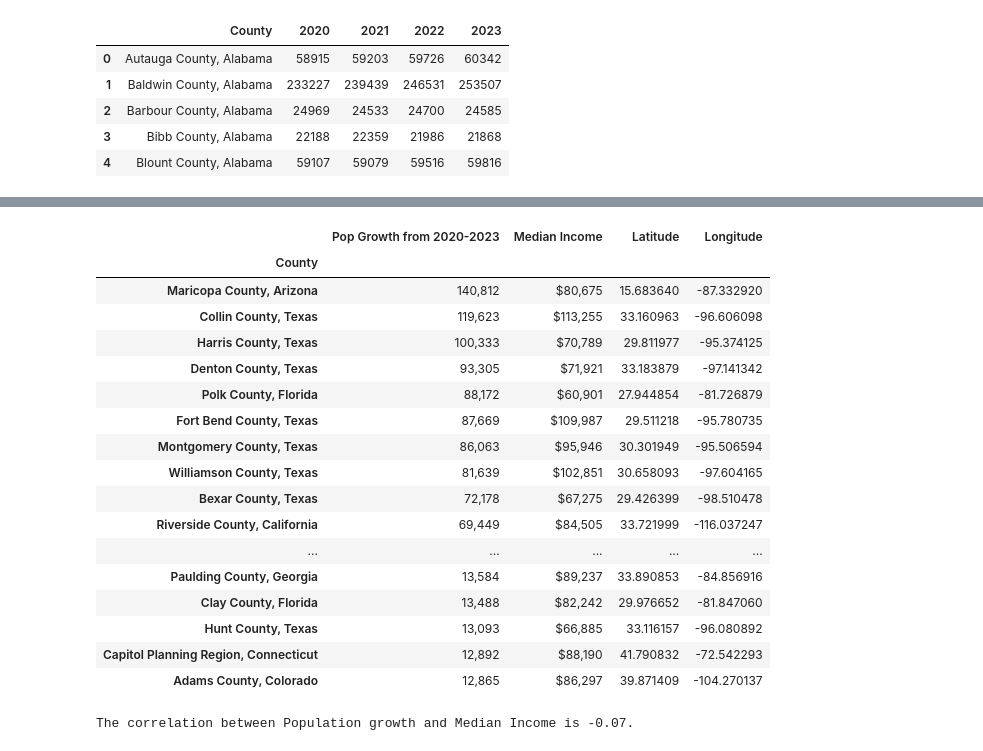
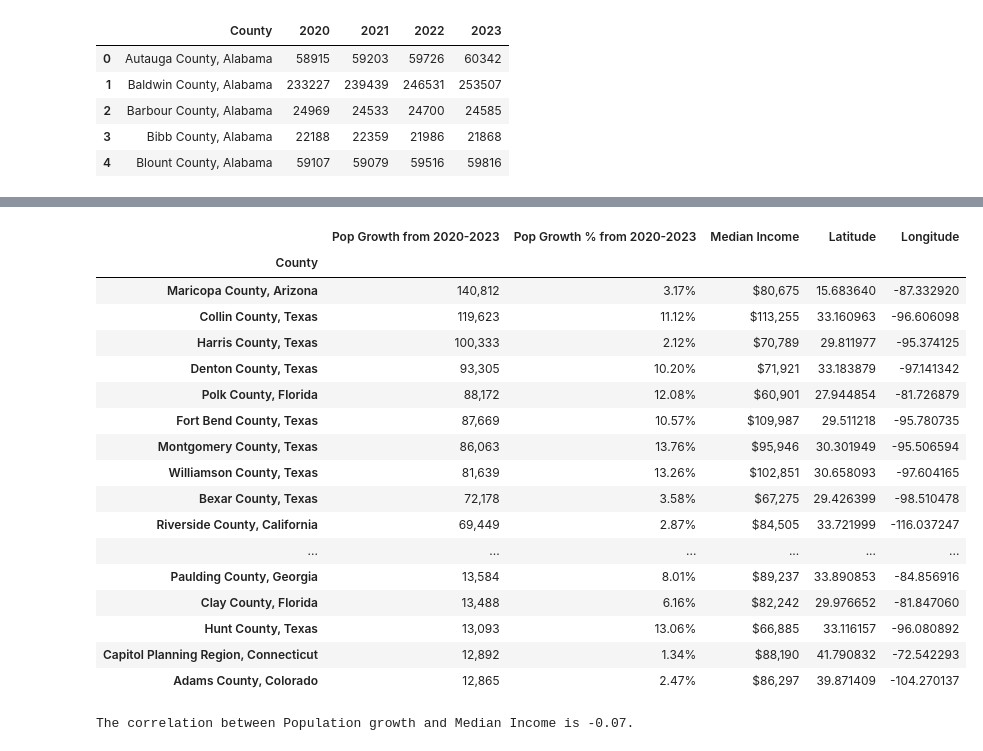
Before and after one commit to smsimba225/Project_1, a Jupyter notebook: Project1_Owen.ipynb, the cells around one changed output, grey strips where cells are left out. Cells and saved outputs as stored; diff of their text form; code cells hidden in the pictures.

```diff
--- a/Project1_Owen.ipynb
+++ b/Project1_Owen.ipynb
@@ -9,7 +9,10 @@ from matplotlib import colors
 import scipy.stats as st
 import seaborn as sns
 cm=sns.light_palette("green", as_cmap=True)
-cm1=sns.light_palette("red", as_cmap=True)
+cm1=sns.light_palette("blue", as_cmap=True)
+cm2=sns.light_palette("purple", as_cmap=True)
+cm3=sns.light_palette("orange", as_cmap=True)
+cm4=sns.light_palette("yellow", as_cmap=True)
 from warnings import filterwarnings
 filterwarnings("ignore")
 from config import census_api_key
@@ -56,5 +52,5 @@ population_county_pd.head()
 # %%
-pop_growth_pd = population_county_pd[['County', 'Pop Growth from 2020-2023']].copy()
+pop_growth_pd = population_county_pd[['County', '2020', '2023', 'Pop Growth from 2020-2023']].copy()
 # %%
 pop_growth_sorted = pop_growth_pd.sort_values('Pop Growth from 2020-2023', ascending=False)
 
@@ -142,4 +103,3 @@ pop_100.to_csv('Resources/PopulationGrowthTop100.csv')
 # Obtained Median Income for Top 100 Counties by Population Growth from: https://www.census.gov/quickfacts/
 
 top100_median_df = pd.read_csv("Resources/Top100Medianincome.csv")
-top100_median_df.set_index('County')
@@ -161,31 +106,32 @@ top100_median_df.set_index('County')
 # %%
 pop_100median = pop_100.merge(top100_median_df, on='County')
-pop_100median['Median Income'].astype(int)
-pop_100median['Pop Growth from 2020-2023'].astype(int)
-pop_100median = pop_100median[['County', 'Pop Growth from 2020-2023', 'Median Income', 'Latitude', 'Longitude']]
+pop_100median['Pop Growth % from 2020-2023'] = pop_100median['2023']/pop_100median['2020']*100-100
+pop_100median = pop_100median[['County', 'Pop Growth from 2020-2023', 'Pop Growth % from 2020-2023', 'Median Income', 'Latitude', 'Longitude']]
 pop_100display = pop_100median.set_index('County').copy()
 pop_100display
-pop_100display.style.background_gradient(subset=['Median Income'], cmap=cm).format({
-    'Median Income':"${:,.0f}", 'Pop Growth from 2020-2023':"{:,.0f}"})
+pop_100display.style.background_gradient(subset=['Pop Growth from 2020-2023'],
+                                             cmap=cm2).background_gradient(subset=['Pop Growth % from 2020-2023'],
+                                             cmap=cm1).background_gradient(subset=['Median Income'], cmap=cm).format({
+    'Median Income':"${:,.0f}", 'Pop Growth from 2020-2023':"{:,.0f}", 'Pop Growth % from 2020-2023':"{:,.2f}%"})
 # %% [output]
-|  | Pop Growth from 2020-2023 | Median Income | Latitude | Longitude |
-| County |  |  |  |  |
-| Maricopa County, Arizona | 140,812 | $80,675 | 15.683640 | -87.332920 |
-| Collin County, Texas | 119,623 | $113,255 | 33.160963 | -96.606098 |
-| Harris County, Texas | 100,333 | $70,789 | 29.811977 | -95.374125 |
-| Denton County, Texas | 93,305 | $71,921 | 33.183879 | -97.141342 |
-| Polk County, Florida | 88,172 | $60,901 | 27.944854 | -81.726879 |
-| Fort Bend County, Texas | 87,669 | $109,987 | 29.511218 | -95.780735 |
-| Montgomery County, Texas | 86,063 | $95,946 | 30.301949 | -95.506594 |
-| Williamson County, Texas | 81,639 | $102,851 | 30.658093 | -97.604165 |
-| Bexar County, Texas | 72,178 | $67,275 | 29.426399 | -98.510478 |
-| Riverside County, California | 69,449 | $84,505 | 33.721999 | -116.037247 |
-| ... | ... | ... | ... | ... |
-| Paulding County, Georgia | 13,584 | $89,237 | 33.890853 | -84.856916 |
-| Clay County, Florida | 13,488 | $82,242 | 29.976652 | -81.847060 |
-| Hunt County, Texas | 13,093 | $66,885 | 33.116157 | -96.080892 |
-| Capitol Planning Region, Connecticut | 12,892 | $88,190 | 41.790832 | -72.542293 |
-| Adams County, Colorado | 12,865 | $86,297 | 39.871409 | -104.270137 |
+|  | Pop Growth from 2020-2023 | Pop Growth % from 2020-2023 | Median Income | Latitude | Longitude |
+| County |  |  |  |  |  |
+| Maricopa County, Arizona | 140,812 | 3.17% | $80,675 | 15.683640 | -87.332920 |
+| Collin County, Texas | 119,623 | 11.12% | $113,255 | 33.160963 | -96.606098 |
+| Harris County, Texas | 100,333 | 2.12% | $70,789 | 29.811977 | -95.374125 |
+| Denton County, Texas | 93,305 | 10.20% | $71,921 | 33.183879 | -97.141342 |
+| Polk County, Florida | 88,172 | 12.08% | $60,901 | 27.944854 | -81.726879 |
+| Fort Bend County, Texas | 87,669 | 10.57% | $109,987 | 29.511218 | -95.780735 |
+| Montgomery County, Texas | 86,063 | 13.76% | $95,946 | 30.301949 | -95.506594 |
+| Williamson County, Texas | 81,639 | 13.26% | $102,851 | 30.658093 | -97.604165 |
+| Bexar County, Texas | 72,178 | 3.58% | $67,275 | 29.426399 | -98.510478 |
+| Riverside County, California | 69,449 | 2.87% | $84,505 | 33.721999 | -116.037247 |
+| ... | ... | ... | ... | ... | ... |
+| Paulding County, Georgia | 13,584 | 8.01% | $89,237 | 33.890853 | -84.856916 |
+| Clay County, Florida | 13,488 | 6.16% | $82,242 | 29.976652 | -81.847060 |
+| Hunt County, Texas | 13,093 | 13.06% | $66,885 | 33.116157 | -96.080892 |
+| Capitol Planning Region, Connecticut | 12,892 | 1.34% | $88,190 | 41.790832 | -72.542293 |
+| Adams County, Colorado | 12,865 | 2.47% | $86,297 | 39.871409 | -104.270137 |
 # %%
 # Is there a correlation between population growth and median income?
 
```
Also changed, not shown: parts of 29 cells of this notebook, 3 other files.
